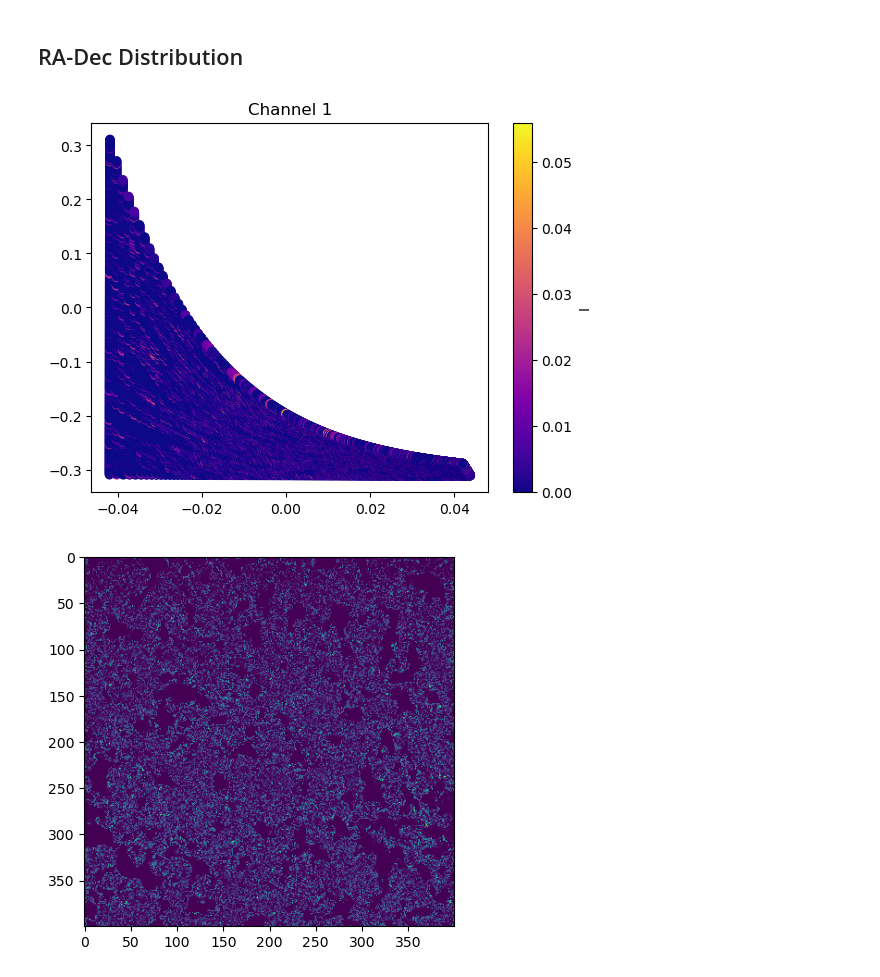
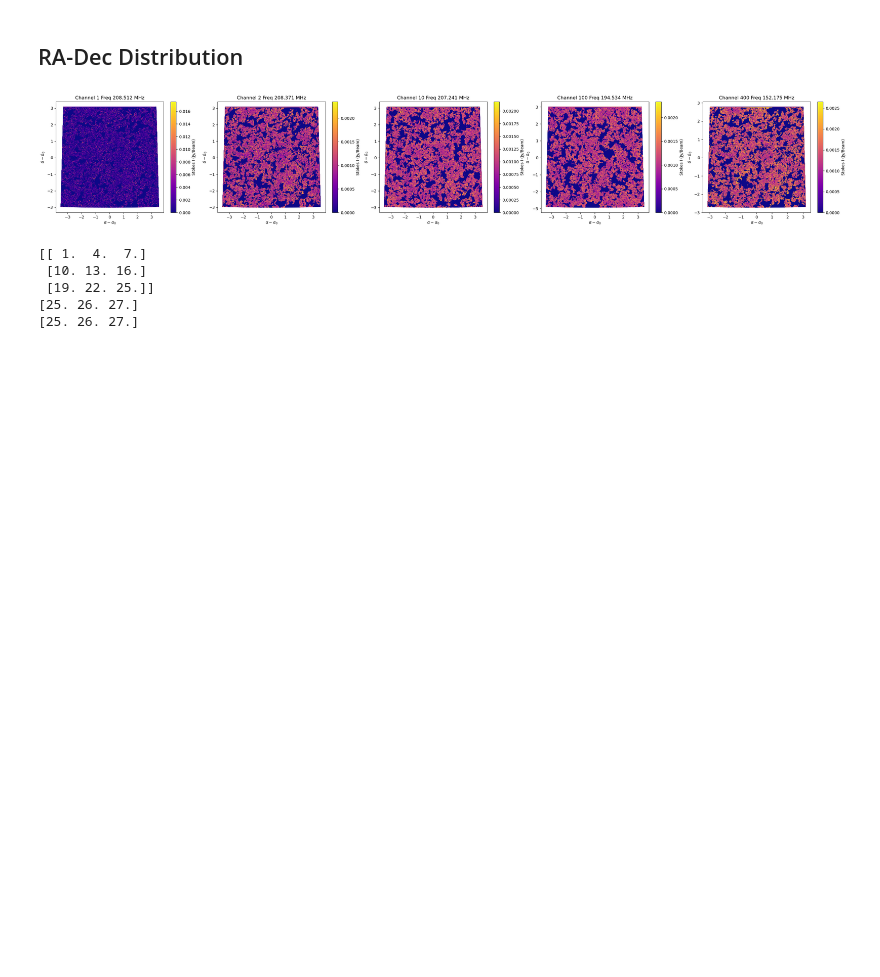
Before and after one commit to oliviax727/phd-programs, a Jupyter notebook: regrid/regrid_testing.ipynb, the cells around one changed output. Cells and saved outputs as stored; diff of their text form; code cells hidden in the pictures; blank space fills up the shorter version.

Commit message:
fixed channel evolution discrepancies

```diff
--- a/regrid/regrid_testing.ipynb
+++ b/regrid/regrid_testing.ipynb
@@ -418,20 +434,38 @@ sort_type = [('file', 'O'), ('num', int)]
 sort_prep = lambda x: (x, int(x.split('.')[1].split("_")[0]))
 osm_files, _ = zip(*np.sort(np.array(list(map(sort_prep, fits_files)), dtype=sort_type), order="num"))
 
-file_n = 1
-
-channel_osm = pd.read_csv(osm_dir+"/"+osm_files[file_n-1], delimiter=" ", skiprows=3, index_col=False, names=["RA", "Dec", "Stokes I", "Q", "U", "V", "Freq0"])
+channels = [1, 2, 10, 100, 400]
 # %%
-normRA = np.array(list(map(lambda x: diff_sgn(x, 0), channel_osm["RA"])))
-normDec = np.array(list(map(lambda x: diff_sgn(x, -27), channel_osm["Dec"])))
+fig, ax = plt.subplots(ncols=len(channels), nrows=1)
+fig.set_size_inches((len(channels)*7, 5))
 
-scatter = plt.scatter(normRA, normDec, c=channel_osm["Stokes I"].values.astype(float), cmap="plasma")
-plt.colorbar(scatter, label="I")
-plt.title("Channel "+str(file_n))
+for ci in range(len(channels)):
+    channel = channels[ci]
+
+    channel_osm = pd.read_csv(osm_dir+"/"+osm_files[channel-1], delimiter=" ", skiprows=3, index_col=False, names=["RA", "Dec", "Stokes I", "Q", "U", "V", "Freq0"])
+
+    normRA = np.array(list(map(lambda x: diff_sgn(x, 0), channel_osm["RA"])))
+    normDec = np.array(list(map(lambda x: diff_sgn(x, -27), channel_osm["Dec"])))
+
+    #scatter = ax[ci].scatter(normRA, normDec, c=channel_osm["Stokes I"].values.astype(float), cmap="plasma", marker="s")
+    scatter = ax[ci].tripcolor(normRA, normDec, channel_osm["Stokes I"].values.astype(float), shading="gouraud", cmap="plasma")
+    fig.colorbar(scatter, ax=ax[ci], label="Stokes I (Jy/Beam)")
+    ax[ci].set_title("Channel "+str(channel)+" Freq "+str(channel_osm["Freq0"][0]/1e6)+" MHz")
+    ax[ci].set_xlabel(r"$\alpha-\alpha_0$")
+    ax[ci].set_ylabel(r"$\delta-\delta_0$")
+
 plt.show()
-
-plt.imshow(np.array(channel_osm["Stokes I"]).reshape((400, 400)))
-plt.show()
 # %% [output]
-[figure, old version]
+[figure, new version]
-[figure, removed]
+# %%
+array = np.linspace(1, 3**3, 3**3).reshape((3, 3, 3))
+
+print(array[:, :, 0])
+print(array[2, 2, :])
+print(np.max(array, axis=(0, 1)))
+# %% [output]
+[[ 1.  4.  7.]
+ [10. 13. 16.]
+ [19. 22. 25.]]
+[25. 26. 27.]
+[25. 26. 27.]
```
Also changed, not shown: parts of 8 cells of this notebook, 2 other files.
